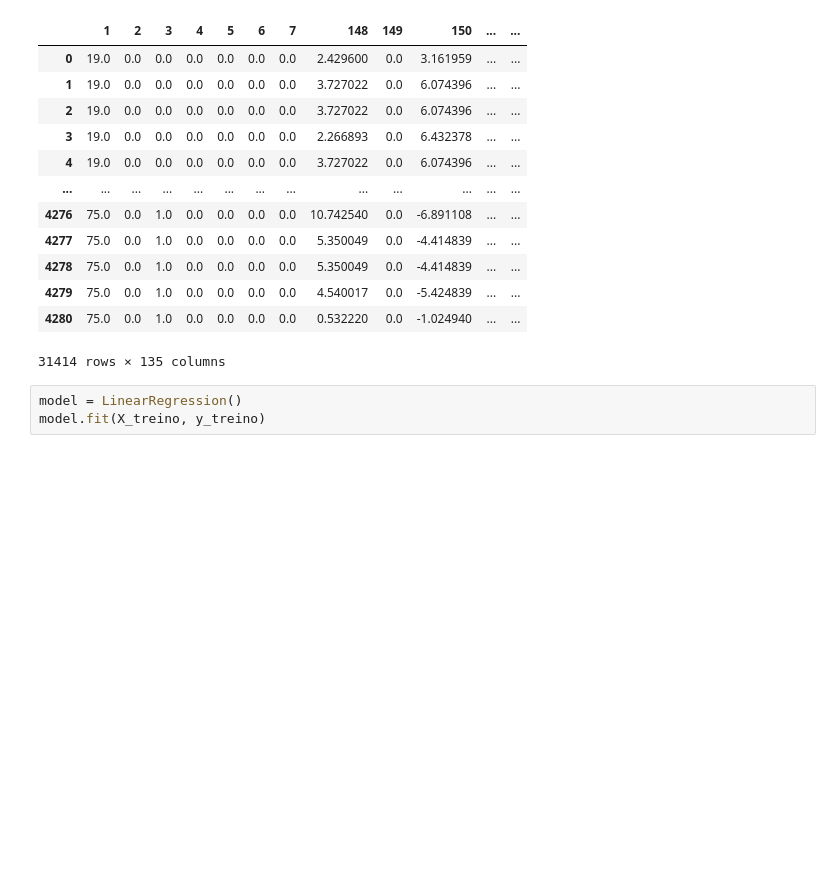
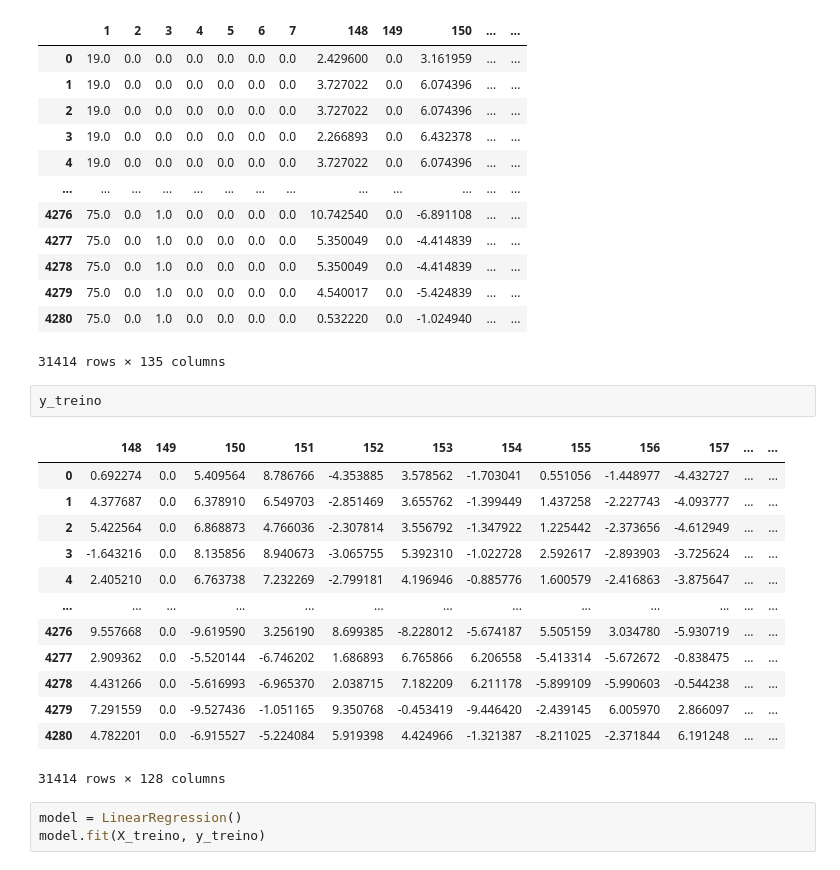
Before and after one commit to EduMio/TP-Causalidade, a Jupyter notebook: notebooks/Grafo_Causal.ipynb, the cells around one changed output. Saved outputs shown, nothing was run; the diff lists cells and outputs as text; blank space fills up the shorter version.

```diff
--- a/notebooks/Grafo_Causal.ipynb
+++ b/notebooks/Grafo_Causal.ipynb
@@ -202,6 +202,22 @@ X_treino
 | 4279 | 75.0 | 0.0 | 1.0 | 0.0 | 0.0 | 0.0 | 0.0 | 4.540017 | 0.0 | -5.424839 | ... | ... |
 | 4280 | 75.0 | 0.0 | 1.0 | 0.0 | 0.0 | 0.0 | 0.0 | 0.532220 | 0.0 | -1.024940 | ... | ... |
 31414 rows × 135 columns
+# %%
+y_treino
+# %% [output]
+|  | 148 | 149 | 150 | 151 | 152 | 153 | 154 | 155 | 156 | 157 | ... | ... |
+| 0 | 0.692274 | 0.0 | 5.409564 | 8.786766 | -4.353885 | 3.578562 | -1.703041 | 0.551056 | -1.448977 | -4.432727 | ... | ... |
+| 1 | 4.377687 | 0.0 | 6.378910 | 6.549703 | -2.851469 | 3.655762 | -1.399449 | 1.437258 | -2.227743 | -4.093777 | ... | ... |
+| 2 | 5.422564 | 0.0 | 6.868873 | 4.766036 | -2.307814 | 3.556792 | -1.347922 | 1.225442 | -2.373656 | -4.612949 | ... | ... |
+| 3 | -1.643216 | 0.0 | 8.135856 | 8.940673 | -3.065755 | 5.392310 | -1.022728 | 2.592617 | -2.893903 | -3.725624 | ... | ... |
+| 4 | 2.405210 | 0.0 | 6.763738 | 7.232269 | -2.799181 | 4.196946 | -0.885776 | 1.600579 | -2.416863 | -3.875647 | ... | ... |
+| ... | ... | ... | ... | ... | ... | ... | ... | ... | ... | ... | ... | ... |
+| 4276 | 9.557668 | 0.0 | -9.619590 | 3.256190 | 8.699385 | -8.228012 | -5.674187 | 5.505159 | 3.034780 | -5.930719 | ... | ... |
+| 4277 | 2.909362 | 0.0 | -5.520144 | -6.746202 | 1.686893 | 6.765866 | 6.206558 | -5.413314 | -5.672672 | -0.838475 | ... | ... |
+| 4278 | 4.431266 | 0.0 | -5.616993 | -6.965370 | 2.038715 | 7.182209 | 6.211178 | -5.899109 | -5.990603 | -0.544238 | ... | ... |
+| 4279 | 7.291559 | 0.0 | -9.527436 | -1.051165 | 9.350768 | -0.453419 | -9.446420 | -2.439145 | 6.005970 | 2.866097 | ... | ... |
+| 4280 | 4.782201 | 0.0 | -6.915527 | -5.224084 | 5.919398 | 4.424966 | -1.321387 | -8.211025 | -2.371844 | 6.191248 | ... | ... |
+31414 rows × 128 columns
 # %%
 model = LinearRegression()
 model.fit(X_treino, y_treino)
```
Also changed, not shown: parts of 1 cell of this notebook, 5 other files.
